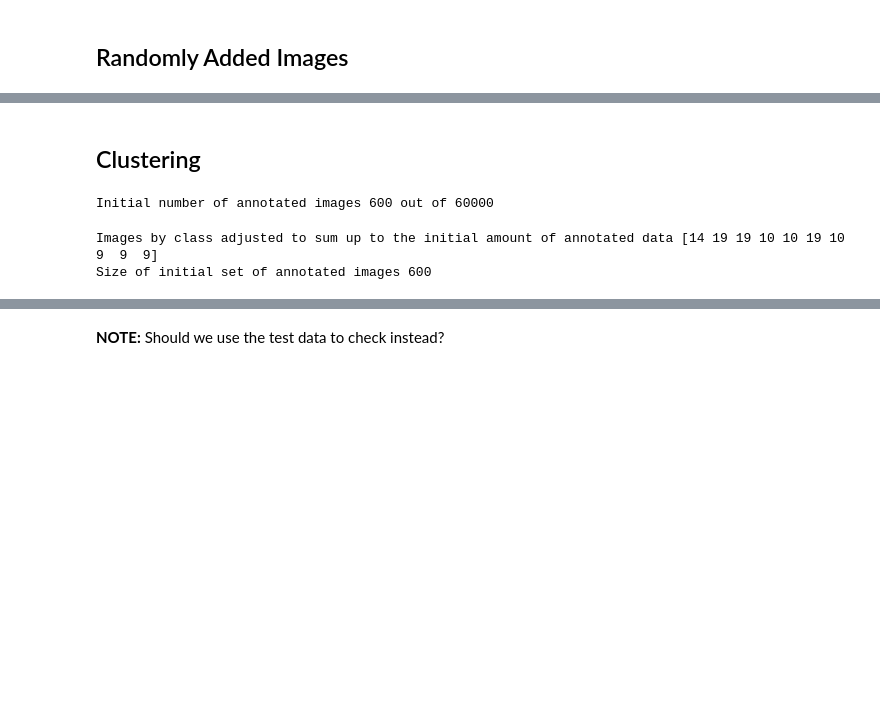
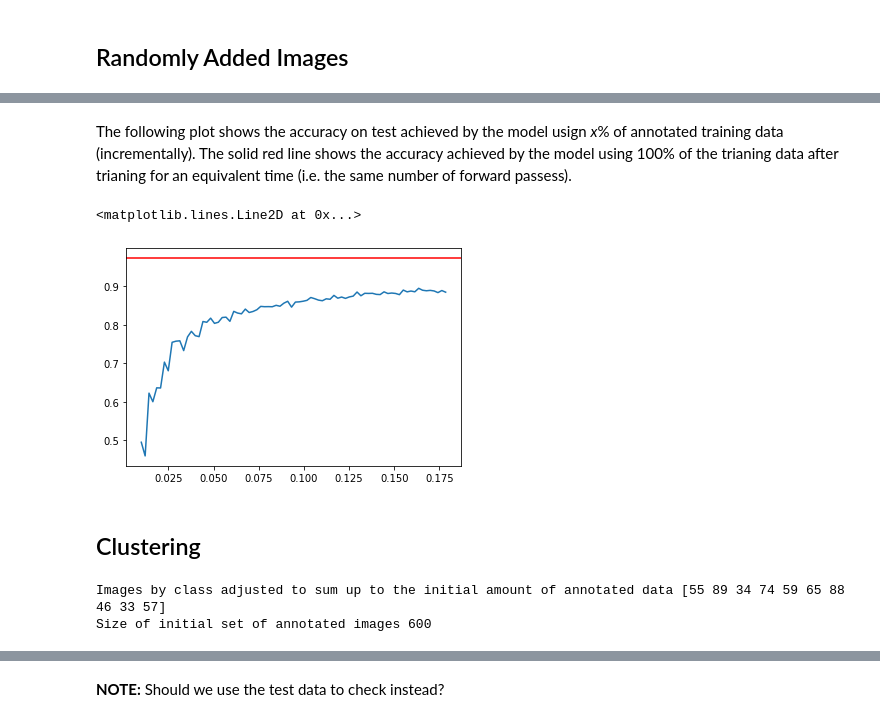
Before and after one commit to smohsinali/active-sampling, a Jupyter notebook: mnist_poc.ipynb, the cells around one changed output, grey strips where cells are left out. Saved outputs shown, nothing was run; the diff lists cells and outputs as text; code cells hidden in the pictures; blank space fills up the shorter version.

```diff
--- a/mnist_poc.ipynb
+++ b/mnist_poc.ipynb
@@ -213,3 +203,12 @@ SparseCategoricalAccuracy 0.8598999977111816
+# %% [markdown]
+The following plot shows the accuracy on test achieved by the model usign *x*% of annotated training data (incrementally). The solid red line shows the accuracy achieved by the model using 100% of the trianing data after trianing for an equivalent time (i.e. the same number of forward passess).
+# %%
+random_annotated_perc = np.array(random_annotated) / len(x_train)
+plt.plot(random_annotated_perc, random_metrics)
+plt.axhline(baseline_metrics, color='r')
+# %% [output]
+<matplotlib.lines.Line2D at 0x...>
+[figure, added]
 # %% [markdown]
 ## Clustering
 # %%
@@ -219,9 +218,8 @@ x_train_flat = np.reshape(
 )
 
 # TODO: the number of cluster should be adjusted using internal/external validation metrics
-kmeans = KMeans(n_clusters=10, random_state=0).fit(x_train_flat)
+N_CLUSTERS = 10
+kmeans = KMeans(n_clusters=N_CLUSTERS, random_state=0).fit(x_train_flat)
-# %% [output]
-Initial number of annotated images 600 out of 60000
 # %%
 def norm_ratios(
     labels,
@@ -259,9 +259,9 @@ def norm_ratios(
     return counts
 # %%
 # we will use the number of elements per cluster to select the initial batch
-counts = norm_ratios(kmeans.labels_, INIT_SIZE)
+counts = norm_ratios(kmeans.labels_, INIT_SIZE, range(N_CLUSTERS))
 print("Images by class adjusted to sum up to the initial amount of annotated data",
-      counts_active)
+      counts)
 
 set_ix = list()
 for i in range(len(counts)):
@@ -275,7 +275,7 @@ y_train_annotated = y_train[annotated_ix]
 
 print("Size of initial set of annotated images", len(x_train_annotated))
 # %% [output]
-Images by class adjusted to sum up to the initial amount of annotated data [14 19 19 10 10 19 10  9  9  9]
+Images by class adjusted to sum up to the initial amount of annotated data [55 89 34 74 59 65 88 46 33 57]
 Size of initial set of annotated images 600
 # %%
 active_model = tf.keras.models.Sequential([
```
Also changed, not shown: parts of 27 cells of this notebook.
